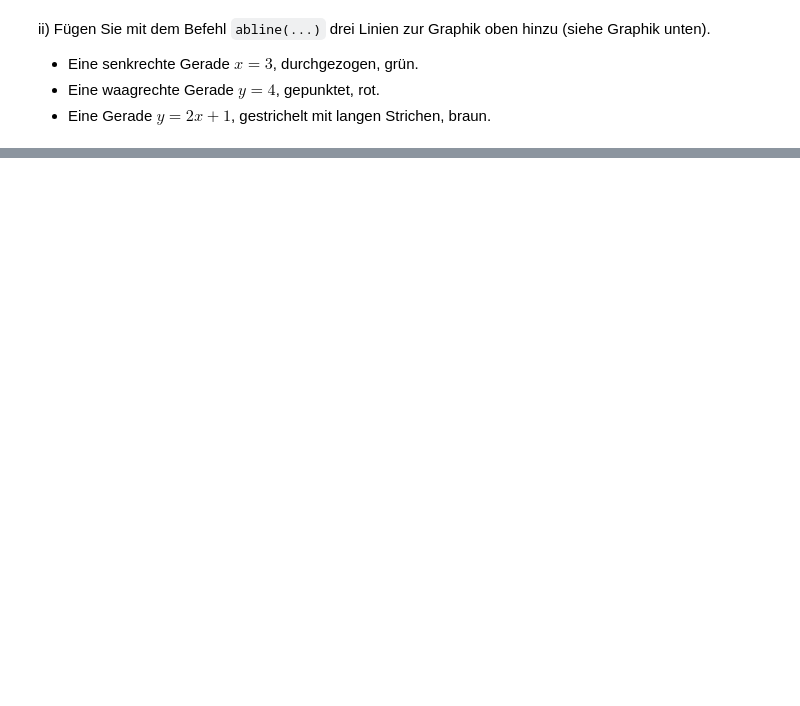
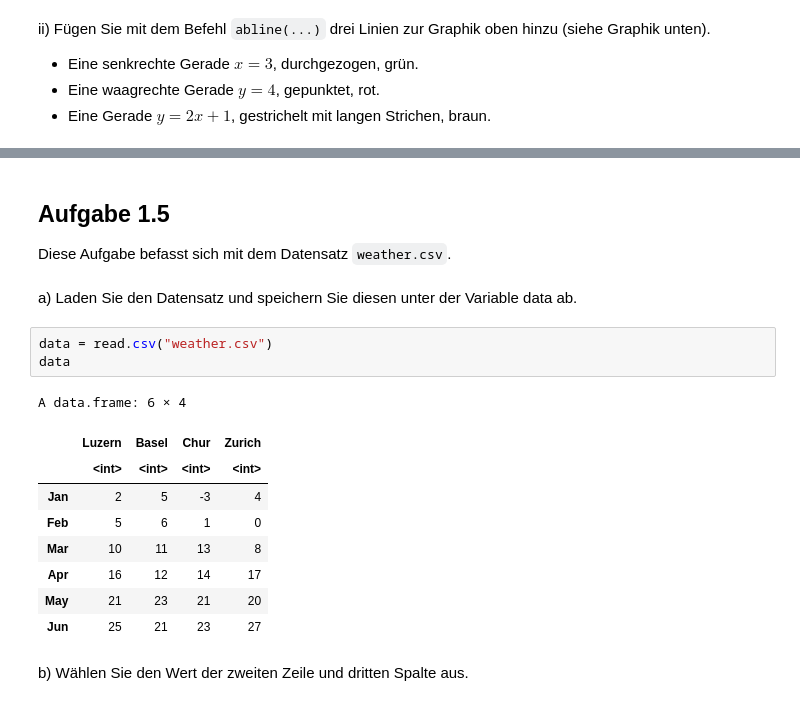
Before and after one commit to Joelius300/hslu-astat-StephanStofer, a Jupyter notebook: exercises/series01.ipynb, the cells around one changed output, grey strips where cells are left out. Drawn from its saved outputs; the diff is of its cells as text; blank space fills up the shorter version.

```diff
--- a/exercises/series01.ipynb
+++ b/exercises/series01.ipynb
@@ -162,0 +221,20 @@ abline(a = 1, b = 2, col = "brown", lty=4)
+# %% [markdown]
+## Aufgabe 1.5
+Diese Aufgabe befasst sich mit dem Datensatz `weather.csv`.
+# %% [markdown]
+a) Laden Sie den Datensatz und speichern Sie diesen unter der Variable data ab.
+# %%
+data = read.csv("weather.csv")
+data
+# %% [output]
+A data.frame: 6 × 4
+|  | Luzern | Basel | Chur | Zurich |
+|  | <int> | <int> | <int> | <int> |
+| Jan | 2 | 5 | -3 | 4 |
+| Feb | 5 | 6 | 1 | 0 |
+| Mar | 10 | 11 | 13 | 8 |
+| Apr | 16 | 12 | 14 | 17 |
+| May | 21 | 23 | 21 | 20 |
+| Jun | 25 | 21 | 23 | 27 |
+# %% [markdown]
+b) Wählen Sie den Wert der zweiten Zeile und dritten Spalte aus.
```
Also changed, not shown: parts of 50 cells of this notebook, 2 other files.
